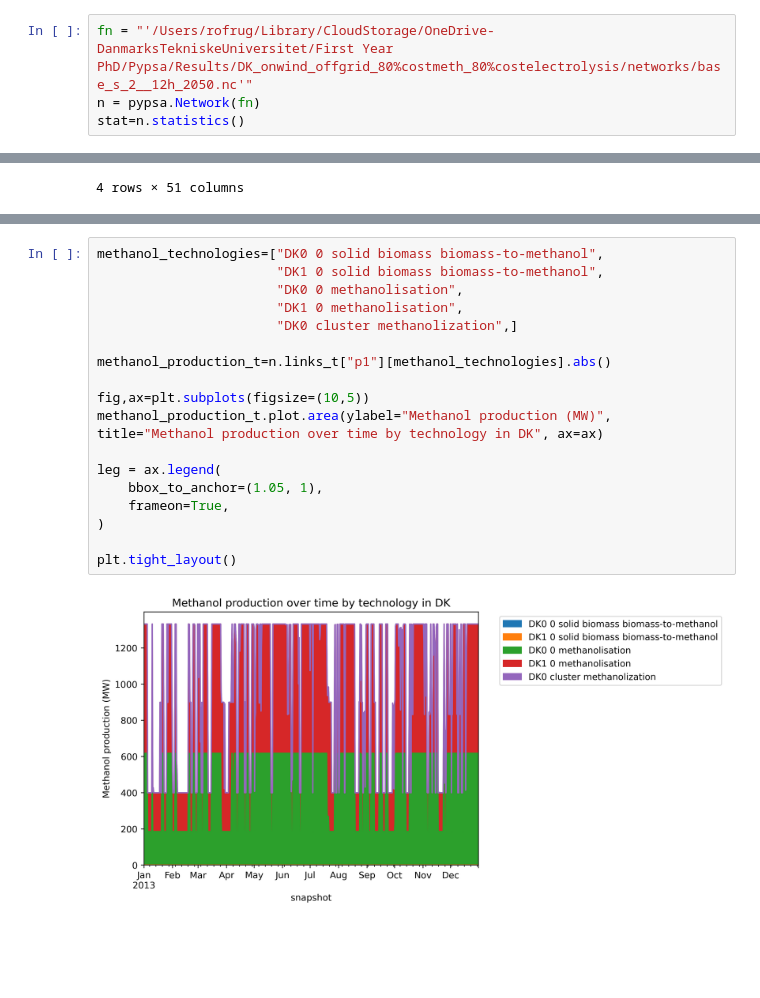
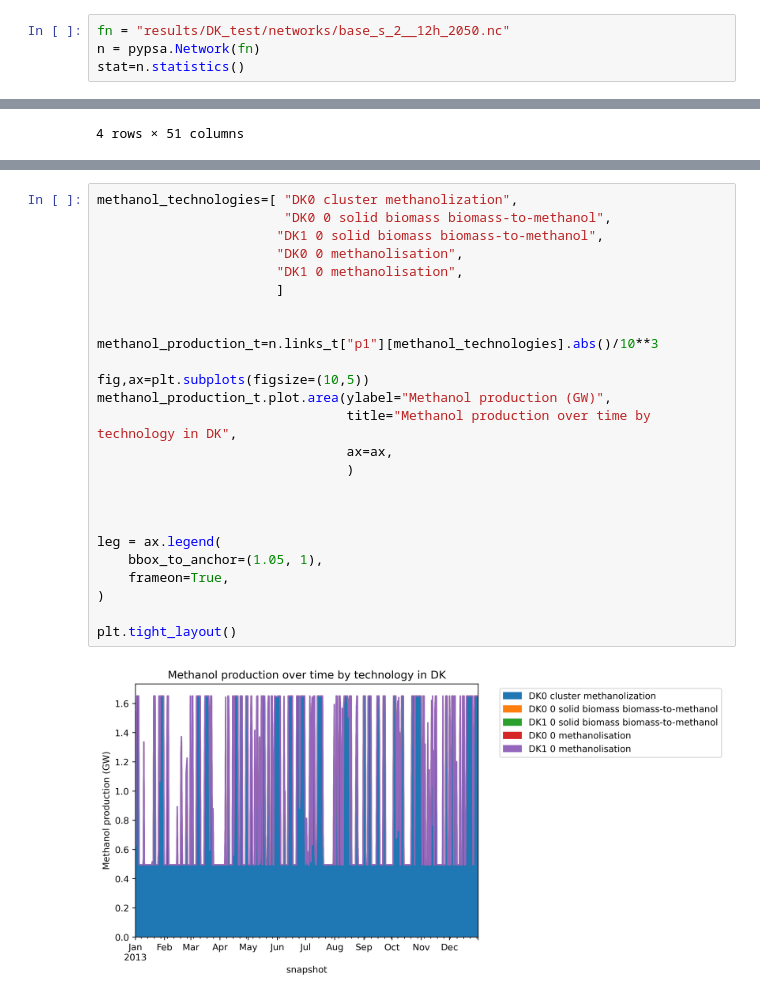
Before and after one commit to FrugisRoss/pypsa-eur, a Jupyter notebook: SectorCoupled_Plotting.ipynb, the cells around one changed output, grey strips where cells are left out. Saved outputs shown, nothing was run; the diff lists cells and outputs as text; blank space fills up the shorter version.

```diff
--- a/SectorCoupled_Plotting.ipynb
+++ b/SectorCoupled_Plotting.ipynb
@@ -7,5 +8,5 @@ from pypsa.plot import add_legend_lines, add_legend_patches, add_legend_semicirc
 # %%
-fn = "'/Users/rofrug/Library/CloudStorage/OneDrive-DanmarksTekniskeUniversitet/First Year PhD/Pypsa/Results/DK_onwind_offgrid_80%costmeth_80%costelectrolysis/networks/base_s_2__12h_2050.nc'"
+fn = "results/DK_test/networks/base_s_2__12h_2050.nc"
 n = pypsa.Network(fn)
 stat=n.statistics()
 # %% [output]
@@ -55,21 +56,28 @@ plt.tight_layout()
 # %%
-methanol_technologies=["DK0 0 solid biomass biomass-to-methanol",
+methanol_technologies=[ "DK0 cluster methanolization",
+                        "DK0 0 solid biomass biomass-to-methanol",
                        "DK1 0 solid biomass biomass-to-methanol",
                        "DK0 0 methanolisation",
                        "DK1 0 methanolisation",
-                       "DK0 cluster methanolization",]
+                       ]
 
-methanol_production_t=n.links_t["p1"][methanol_technologies].abs()
+
+methanol_production_t=n.links_t["p1"][methanol_technologies].abs()/10**3
 
 fig,ax=plt.subplots(figsize=(10,5))
-methanol_production_t.plot.area(ylabel="Methanol production (MW)", title="Methanol production over time by technology in DK", ax=ax)
+methanol_production_t.plot.area(ylabel="Methanol production (GW)",
+                                title="Methanol production over time by technology in DK",
+                                ax=ax,
+                                )
+
+
 
 leg = ax.legend(
     bbox_to_anchor=(1.05, 1),
     frameon=True,
 )
 
 plt.tight_layout()
 # %% [output]
-[figure, old version]
+[figure, new version]
 # %%
```
Also changed, not shown: parts of 6 cells of this notebook, 1 other file.
